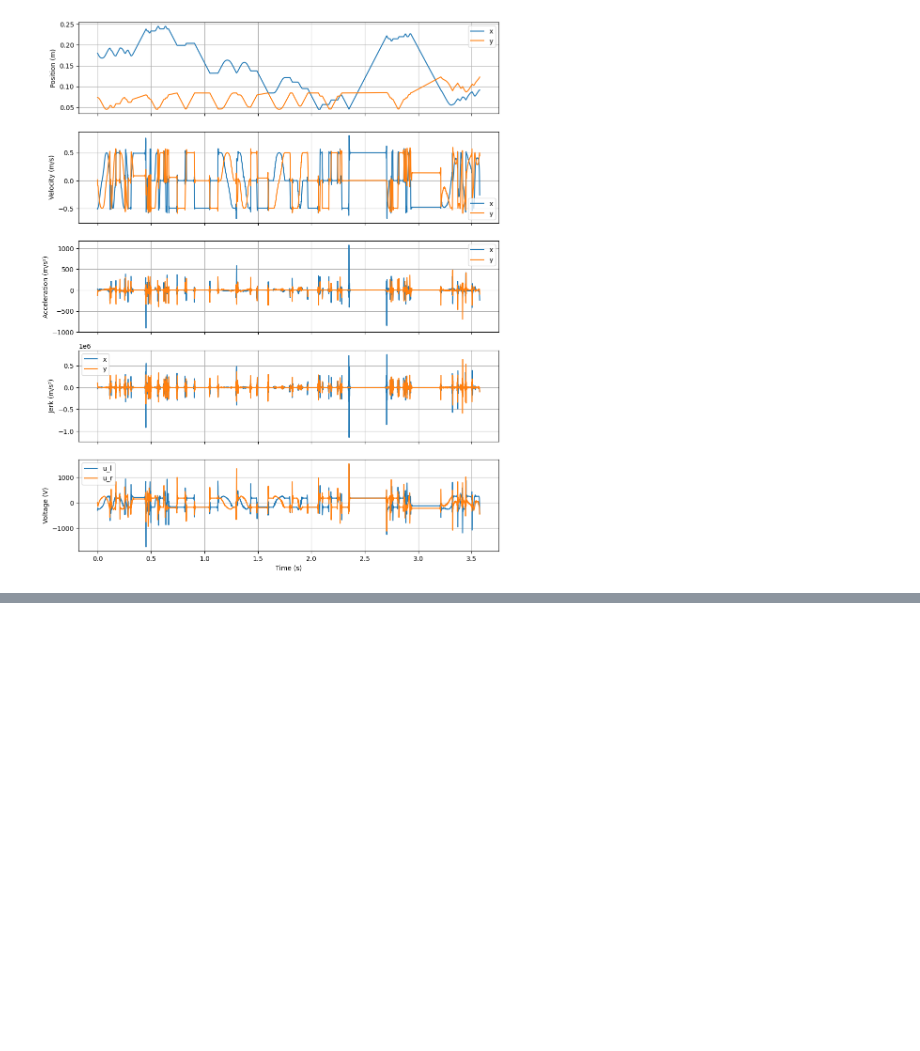
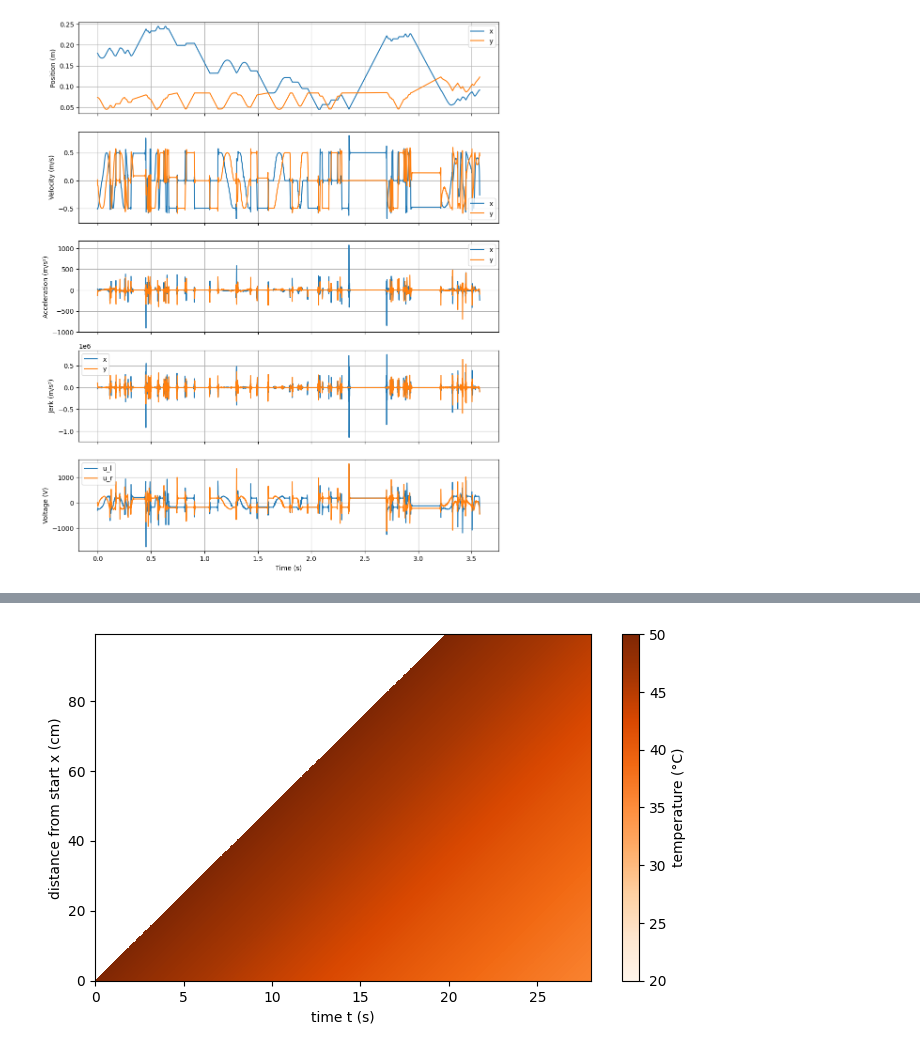
Before and after one commit to ianpetek/MDS_mini_project, a Jupyter notebook: notebooks/3d_printer.ipynb, the cells around one changed output, grey strips where cells are left out. Cells and saved outputs as stored; diff of their text form; code cells hidden in the pictures; blank space fills up the shorter version.

```diff
--- a/notebooks/3d_printer.ipynb
+++ b/notebooks/3d_printer.ipynb
@@ -487,0 +679,17 @@ plt.show()
+# %%
+
+n_max = max(len(T_k) for T_k in T_hist)
+hist = np.full((n_max, len(T_hist)), np.nan)
+for k, T_k in enumerate(T_hist):
+    hist[:len(T_k), k] = T_k
+
+# 2) heatmap: rows = position, columns = time
+fig, ax = plt.subplots(figsize=(8, 4.5))
+m = ax.pcolormesh(t_hist, np.arange(n_max) * dx * 100, hist,
+                  cmap="Oranges", vmin=T_ENV, vmax=T_HOT, shading="auto")
+fig.colorbar(m, ax=ax, label="temperature (°C)")
+ax.set_xlabel("time t (s)")
+ax.set_ylabel("distance from start x (cm)")
+plt.show()
+# %% [output]
+[figure, added]
```
Also changed, not shown: parts of 8 cells of this notebook, 2 other files.
